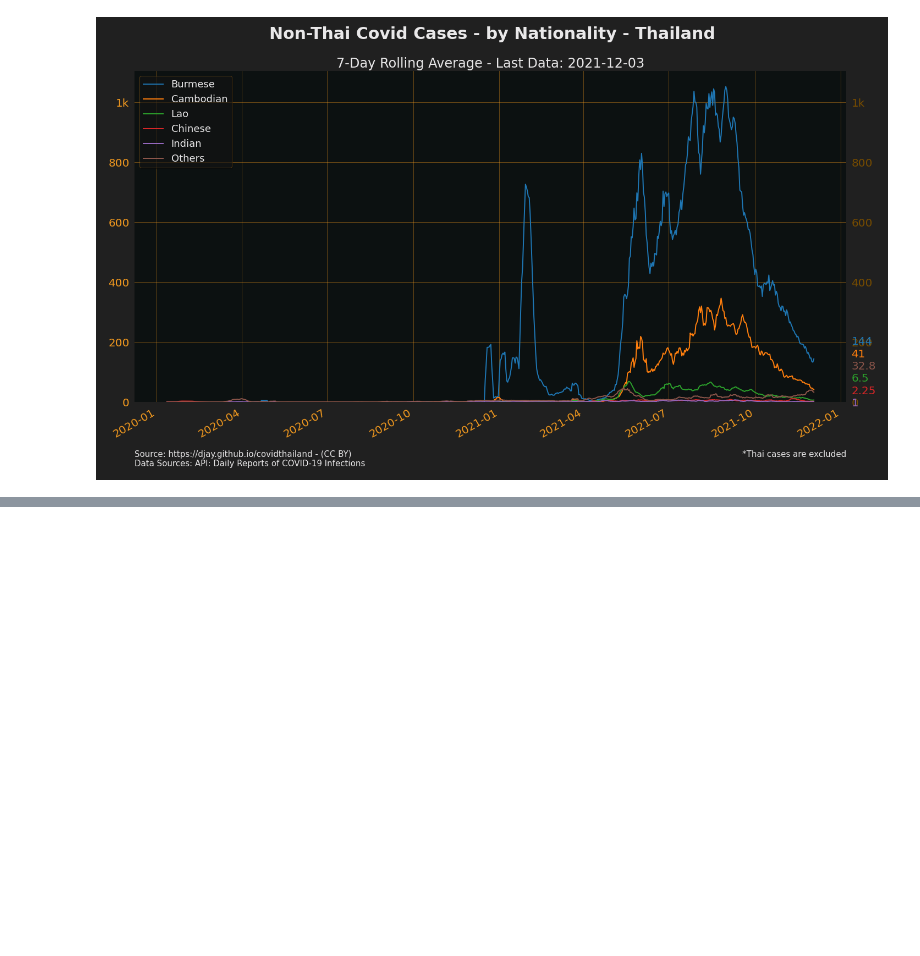
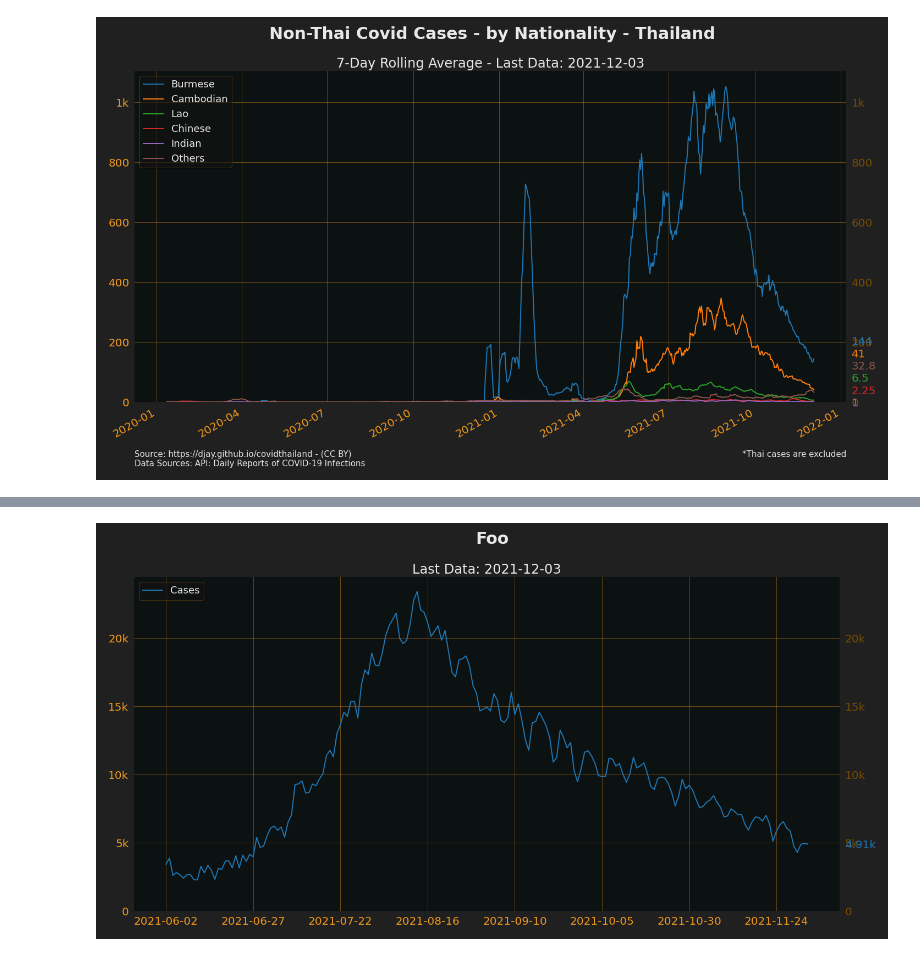
Before and after one commit to djay/covidthailand, a Jupyter notebook: notebook.ipynb, the cells around one changed output, grey strips where cells are left out. Saved outputs shown, nothing was run; the diff lists cells and outputs as text; code cells hidden in the pictures; blank space fills up the shorter version.

```diff
--- a/notebook.ipynb
+++ b/notebook.ipynb
@@ -90,0 +98,10 @@ Image(filename="outputs/cases_nation_all.png")
+# %%
+from covid_plot_utils import plot_area
+
+
+plot_area(
+    temp_df.set_index("Date"), png_prefix="foo", cols_subset=["Cases"], title="Foo"
+)
+
+Image(filename="outputs/foo_all.png")
+# %% [output]
@@ -90,0 +109 @@ Image(filename="outputs/cases_nation_all.png")
+[figure, added]
```
Also changed, not shown: parts of 9 cells of this notebook.
